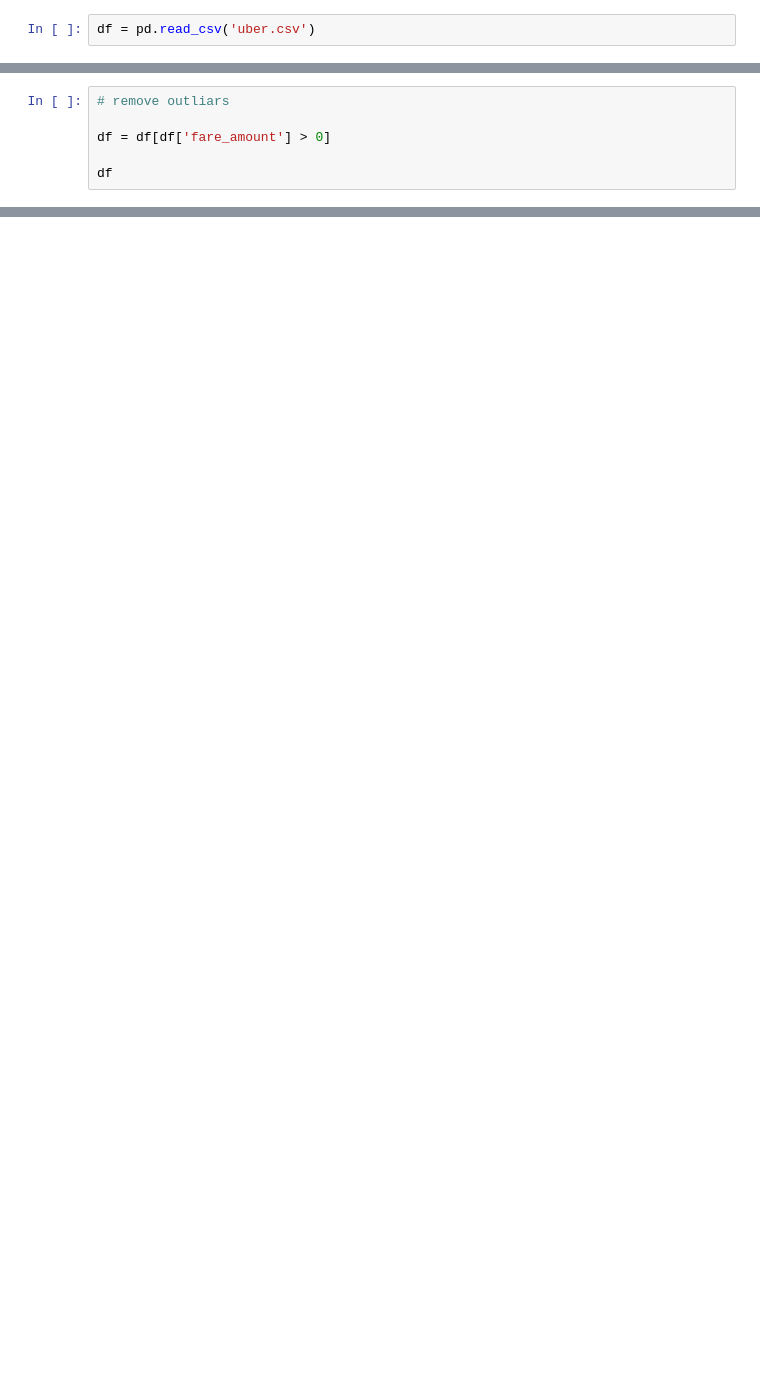
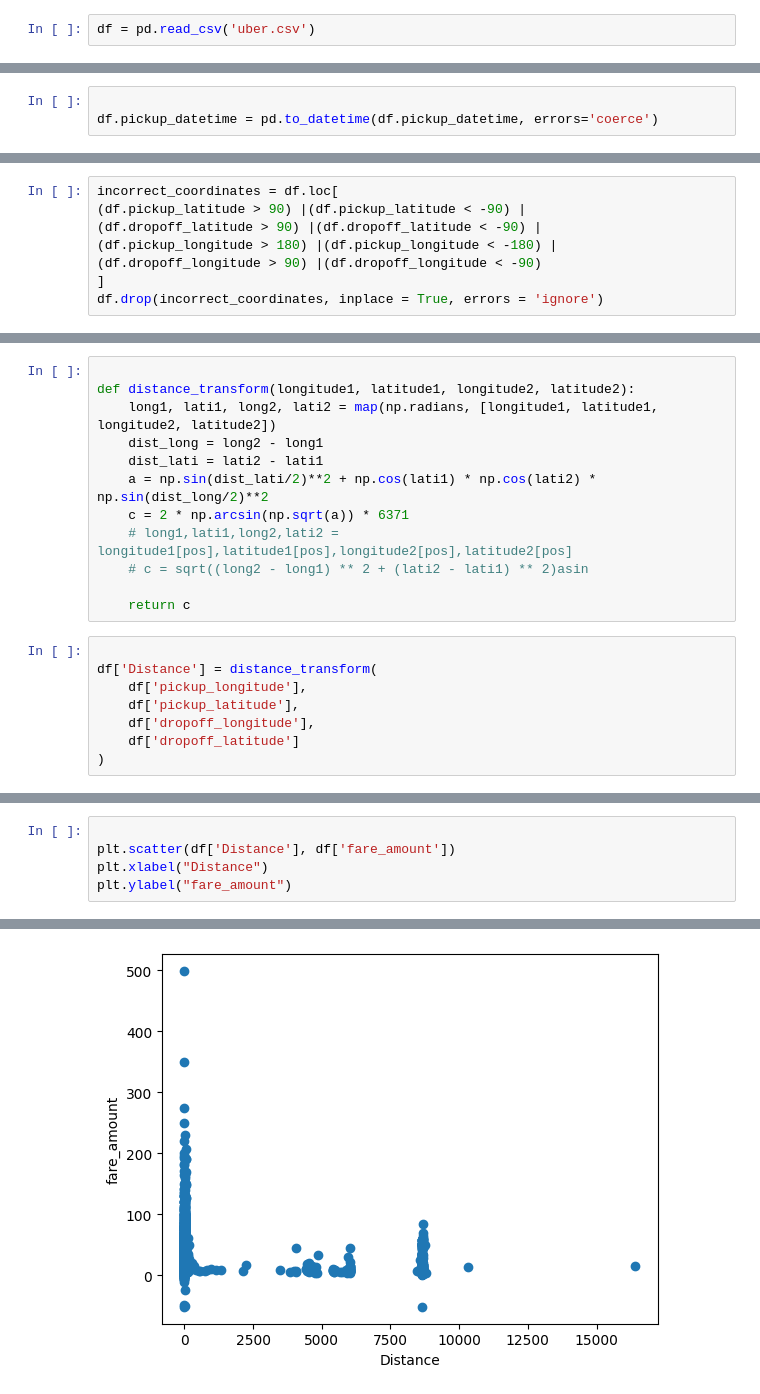
Before and after one commit to prathameshks/College-Code-sem7, a Jupyter notebook: LP3-ML/Pract 1/uber.ipynb, the cells around one changed output, grey strips where cells are left out. Drawn from its saved outputs; the diff is of its cells as text; blank space fills up the shorter version.

Commit message:
dis vs fare plot

```diff
--- a/LP3-ML/Pract 1/uber.ipynb
+++ b/LP3-ML/Pract 1/uber.ipynb
@@ -99,0 +80,3 @@ sns.scatterplot(x='distance', y='fare_pp', data=df)
+# %%
+
+df.pickup_datetime = pd.to_datetime(df.pickup_datetime, errors='coerce')
@@ -99,0 +126,8 @@ sns.scatterplot(x='distance', y='fare_pp', data=df)
+# %%
+incorrect_coordinates = df.loc[
+(df.pickup_latitude > 90) |(df.pickup_latitude < -90) |
+(df.dropoff_latitude > 90) |(df.dropoff_latitude < -90) |
+(df.pickup_longitude > 180) |(df.pickup_longitude < -180) |
+(df.dropoff_longitude > 90) |(df.dropoff_longitude < -90)
+]
+df.drop(incorrect_coordinates, inplace = True, errors = 'ignore')
@@ -100,6 +138,20 @@ sns.scatterplot(x='distance', y='fare_pp', data=df)
+# %%
+
+def distance_transform(longitude1, latitude1, longitude2, latitude2):
+    long1, lati1, long2, lati2 = map(np.radians, [longitude1, latitude1, longitude2, latitude2])
+    dist_long = long2 - long1
+    dist_lati = lati2 - lati1
+    a = np.sin(dist_lati/2)**2 + np.cos(lati1) * np.cos(lati2) * np.sin(dist_long/2)**2
+    c = 2 * np.arcsin(np.sqrt(a)) * 6371
+    # long1,lati1,long2,lati2 = longitude1[pos],latitude1[pos],longitude2[pos],latitude2[pos]
+    # c = sqrt((long2 - long1) ** 2 + (lati2 - lati1) ** 2)asin
+
+    return c
 # %%
-# remove outliars
 
-df = df[df['fare_amount'] > 0]
-
-df
+df['Distance'] = distance_transform(
+    df['pickup_longitude'],
+    df['pickup_latitude'],
+    df['dropoff_longitude'],
+    df['dropoff_latitude']
+)
@@ -160,0 +167,6 @@ array([11.44367563, 11.29882053, 11.58697881, ..., 11.58703947,
+# %%
+
+plt.scatter(df['Distance'], df['fare_amount'])
+plt.xlabel("Distance")
+plt.ylabel("fare_amount")
+# %% [output]
@@ -160,0 +174 @@ array([11.44367563, 11.29882053, 11.58697881, ..., 11.58703947,
+[figure, added]
```
Also changed, not shown: parts of 30 cells of this notebook.
